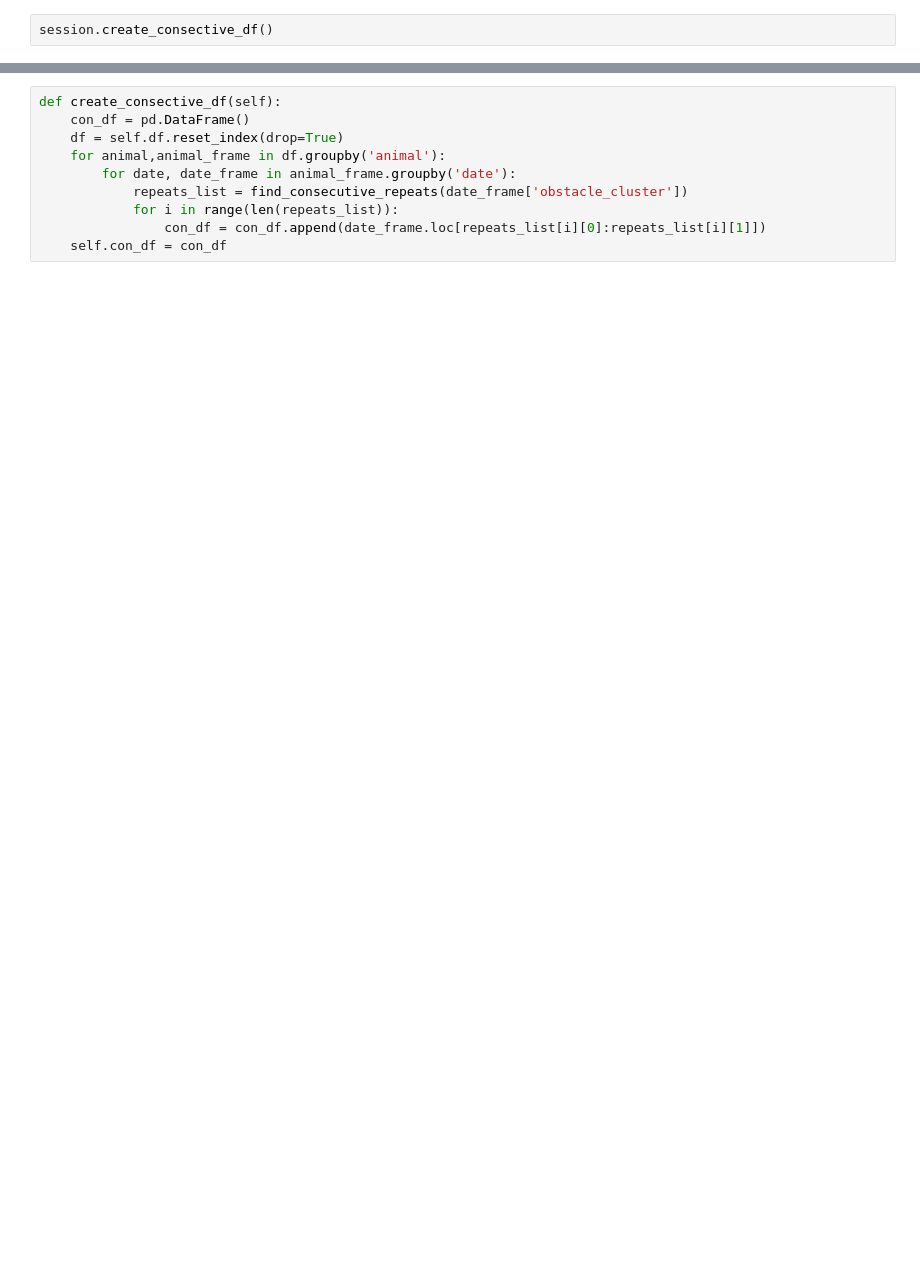
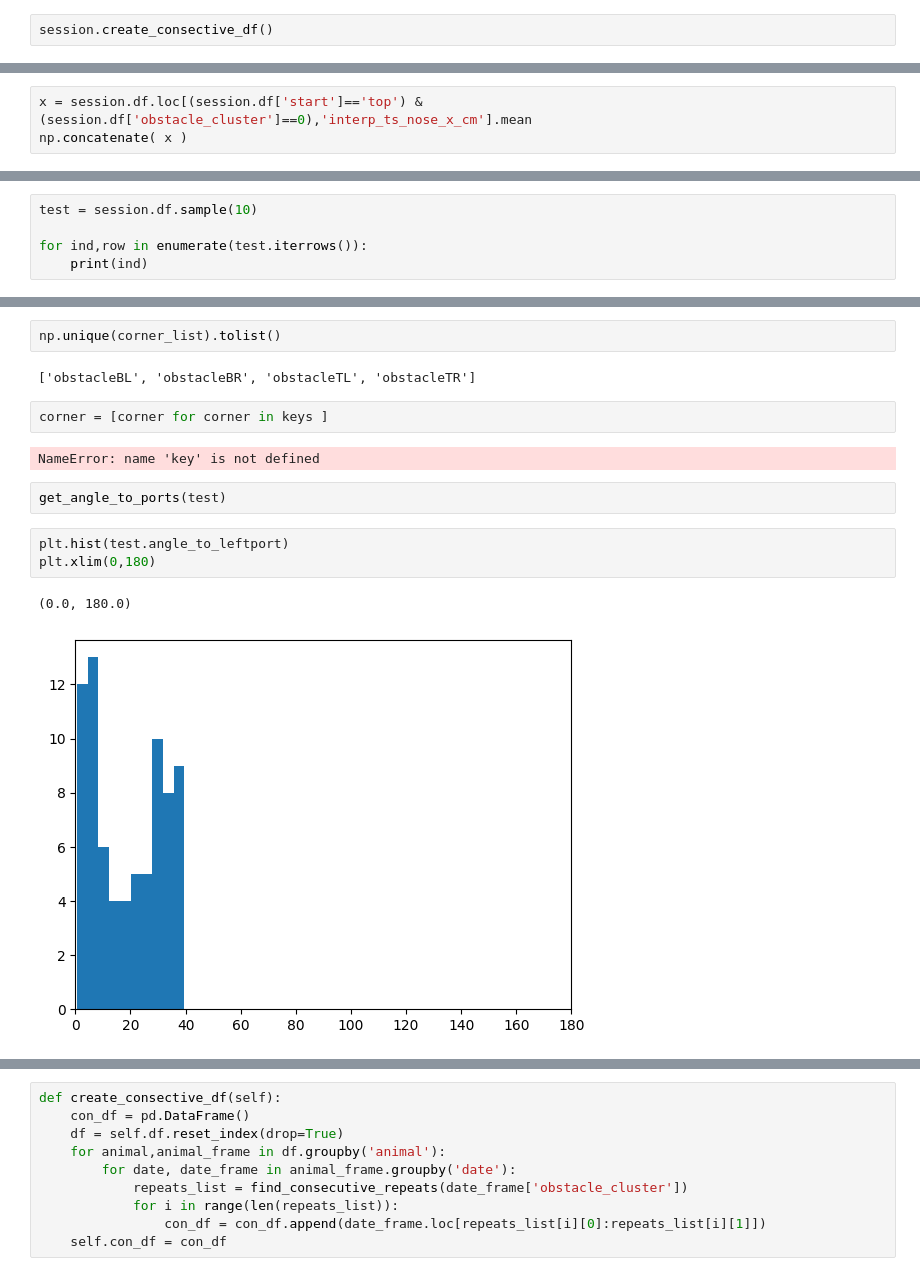
Before and after one commit to msidikpr/obstacle_avoidance, a Jupyter notebook: plots/summary_oa.ipynb, the cells around one changed output, grey strips where cells are left out. Cells and saved outputs as stored; diff of their text form; blank space fills up the shorter version.

```diff
--- a/plots/summary_oa.ipynb
+++ b/plots/summary_oa.ipynb
@@ -49,0 +311,3 @@ session.create_consective_df()
+# %%
+x = session.df.loc[(session.df['start']=='top') & (session.df['obstacle_cluster']==0),'interp_ts_nose_x_cm'].mean
+np.concatenate( x )
@@ -51,0 +423,5 @@ session.df['orginal_index'] =  session.df.index
+# %%
+test = session.df.sample(10)
+
+for ind,row in enumerate(test.iterrows()):
+    print(ind)
@@ -67,0 +756,16 @@ session.df
+# %%
+np.unique(corner_list).tolist()
+# %% [output]
+['obstacleBL', 'obstacleBR', 'obstacleTL', 'obstacleTR']
+# %%
+corner = [corner for corner in keys ]
+# %% [output]
+NameError: name 'key' is not defined
+# %%
+get_angle_to_ports(test)
+# %%
+plt.hist(test.angle_to_leftport)
+plt.xlim(0,180)
+# %% [output]
+(0.0, 180.0)
+[figure, added]
```
Also changed, not shown: parts of 164 cells of this notebook, 3 other files.
